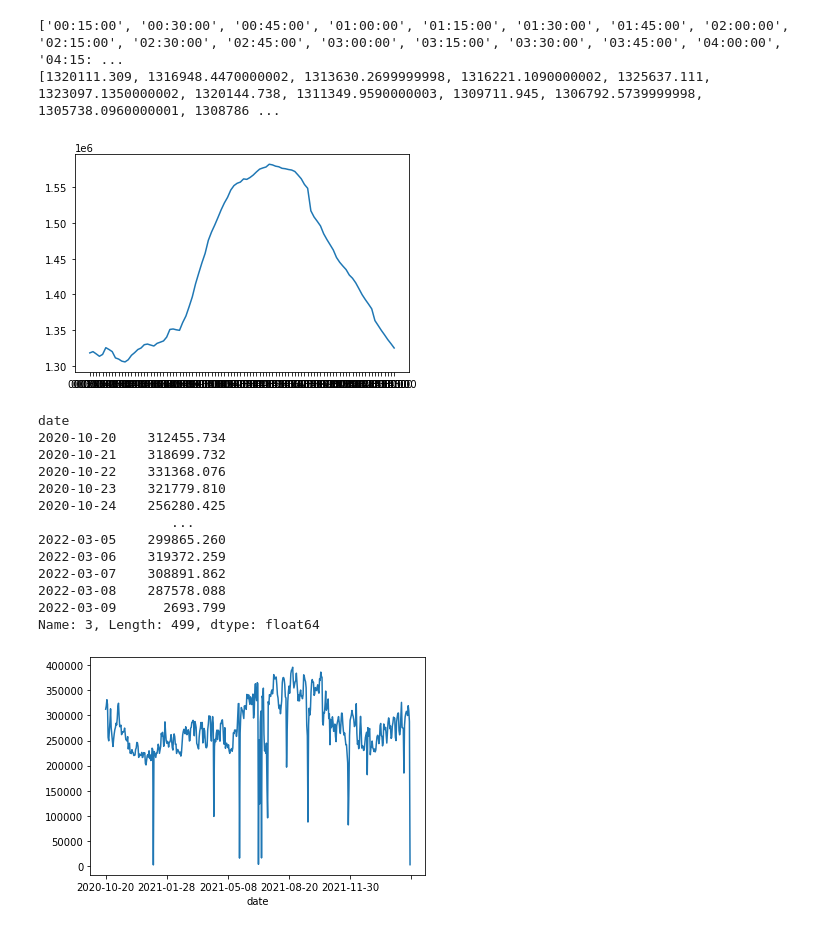
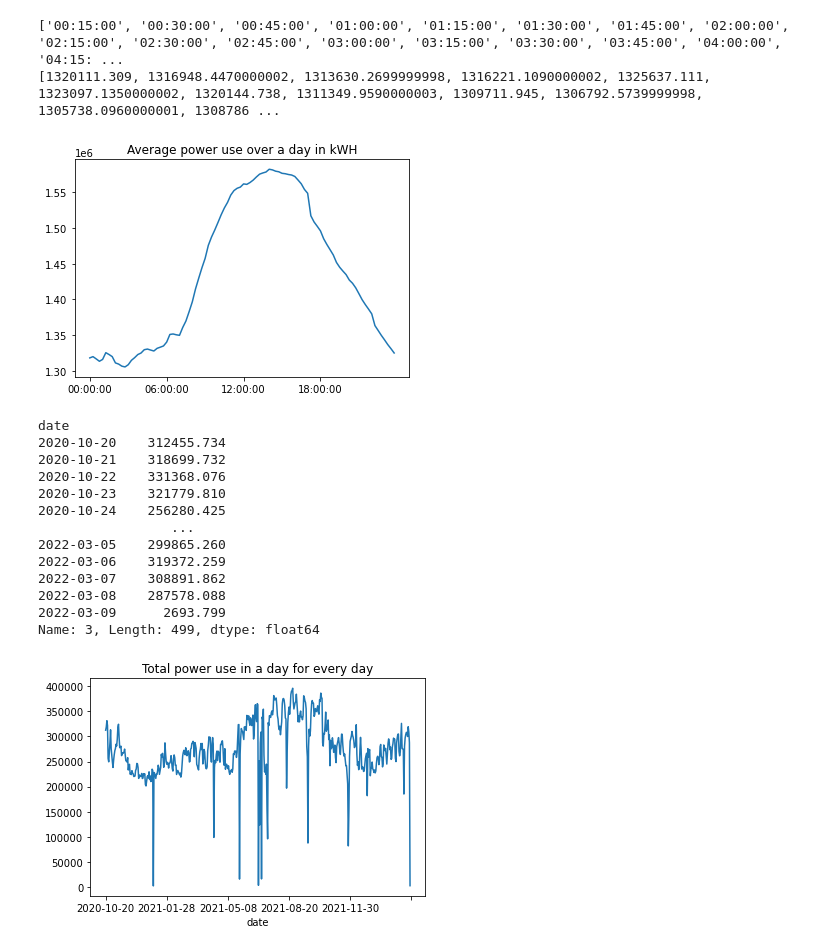
Before and after one commit to Derherpderderp/Csci343Project3, a Jupyter notebook: Csci343Project3hhgarret.ipynb, the cells around one changed output. Saved outputs shown, nothing was run; the diff lists cells and outputs as text; code cells hidden in the pictures.

```diff
--- a/Csci343Project3hhgarret.ipynb
+++ b/Csci343Project3hhgarret.ipynb
@@ -225,26 +225,29 @@ timekwhdict = {times[i] : timekwh[i] for i in range(len(times))}
 lists = sorted(timekwhdict.items())
 x, y = zip(*lists)
 plt.plot(x, y)
+plt.xticks(np.arange(0, 96, 24))
+plt.title("Average power use over a day in kWH")
 plt.show()
 # %% [output]
-[figure, old version]
+[figure, new version]
 # %%
 sums = merged.groupby('date')[3].sum()
 print(sums)
-ax = sums.plot(x = 'date', y = 3)
+# ax = plt.Axes(plt.Figure, plt.Figure, label = "Total power use in a day for every day")
+datePlot = sums.plot(x = 'date', y = 3, title = "Total power use in a day for every day")
 # merged.loc[(merged[1] == 'Softball Concess')].loc[(merged['date'] <= '2020-12-00')].plot(x = 'date', y = 3, kind = 'scatter')
 # %% [output]
 date
 2020-10-20    312455.734
 2020-10-21    318699.732
 2020-10-22    331368.076
 2020-10-23    321779.810
 2020-10-24    256280.425
                  ...
 2022-03-05    299865.260
 2022-03-06    319372.259
 2022-03-07    308891.862
 2022-03-08    287578.088
 2022-03-09      2693.799
 Name: 3, Length: 499, dtype: float64
-[figure, old version]
+[figure, new version]
```
